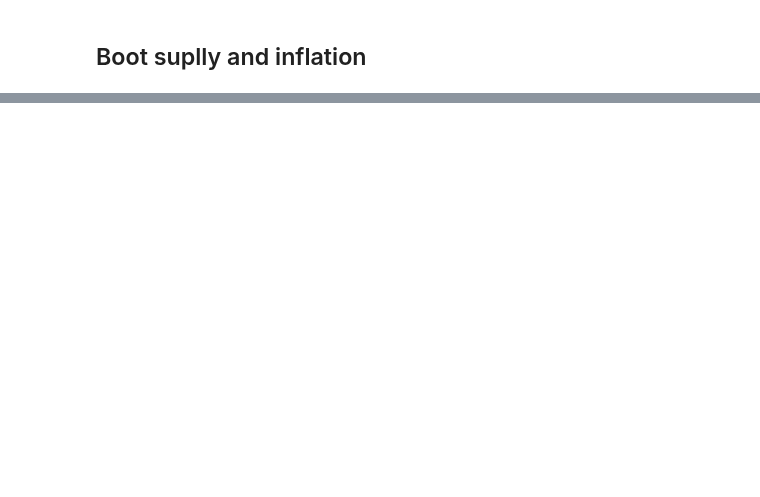
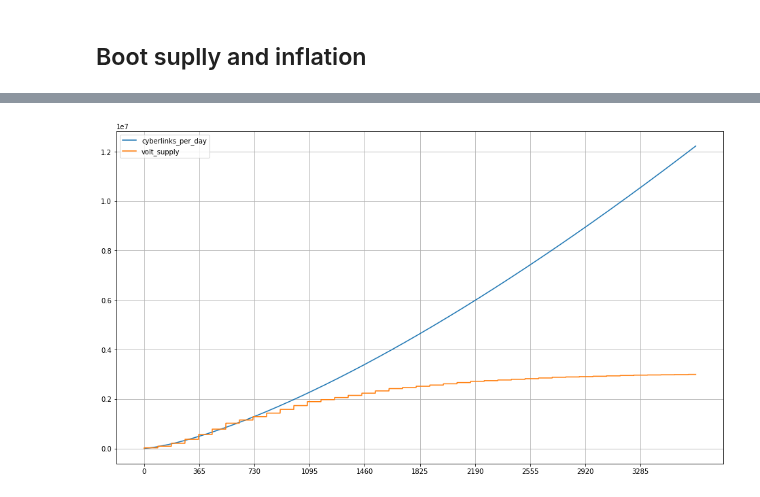
Before and after one commit to cybercongress/cybernomics, a Jupyter notebook: bostrom_simulation/simulation.ipynb, the cells around one changed output, grey strips where cells are left out. Cells and saved outputs as stored; diff of their text form; code cells hidden in the pictures; blank space fills up the shorter version.

```diff
--- a/bostrom_simulation/simulation.ipynb
+++ b/bostrom_simulation/simulation.ipynb
@@ -172,7 +214,9 @@ plot_line_2_diff_y(plot_df, 'capitalization_per_agent', 'capitalization', value_
 # %%
-plot_line_2_same_y(plot_df, ['delta_cyberlinks', 'minted_volt_amount'])
+plot_line_2_same_y(plot_df, ['cyberlinks_per_day', 'volt_supply'])
 # ax1 = df.plot(y=['delta_cyberlinks', 'minted_volt_amount'], figsize=(16, 9), xticks=range(0, 3650, 365), grid=True)
 # ax2 = ax1.twinx()
 # ax2.spines['right'].set_position(('axes', 1.0))
 # plot_df.plot.line(ax=ax2, y='cyberlinks', figsize=(16, 9), xticks=range(0, 3650, 365), style={'cyberlinks': 'r'}, grid=True)
+# %% [output]
+[figure, added]
 # %%
```
Also changed, not shown: parts of 12 cells of this notebook, 3 other files.
